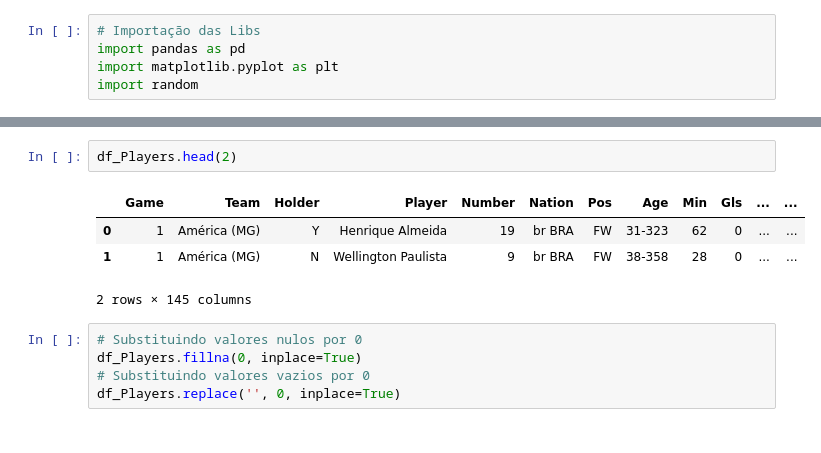
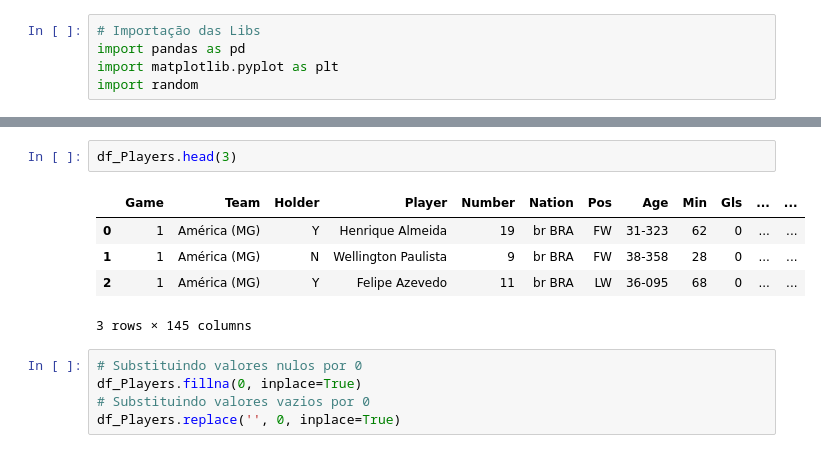
Before and after one commit to IgorScarpari/AI-System-for-Football-Analysis, a Jupyter notebook: AI System for Football Team Analysis.ipynb, the cells around one changed output, grey strips where cells are left out. Saved outputs shown, nothing was run; the diff lists cells and outputs as text.

```diff
--- a/AI System for Football Team Analysis.ipynb
+++ b/AI System for Football Team Analysis.ipynb
@@ -20,10 +35,11 @@ df_Teams.head(4)
 # %%
-df_Players.head(2)
+df_Players.head(3)
 # %% [output]
 |  | Game | Team | Holder | Player | Number | Nation | Pos | Age | Min | Gls | ... | ... |
 | 0 | 1 | América (MG) | Y | Henrique Almeida | 19 | br BRA | FW | 31-323 | 62 | 0 | ... | ... |
 | 1 | 1 | América (MG) | N | Wellington Paulista | 9 | br BRA | FW | 38-358 | 28 | 0 | ... | ... |
+| 2 | 1 | América (MG) | Y | Felipe Azevedo | 11 | br BRA | LW | 36-095 | 68 | 0 | ... | ... |
-2 rows × 145 columns
+3 rows × 145 columns
 # %%
 # Substituindo valores nulos por 0
 df_Players.fillna(0, inplace=True)
```
Also changed, not shown: parts of 9 cells of this notebook.
